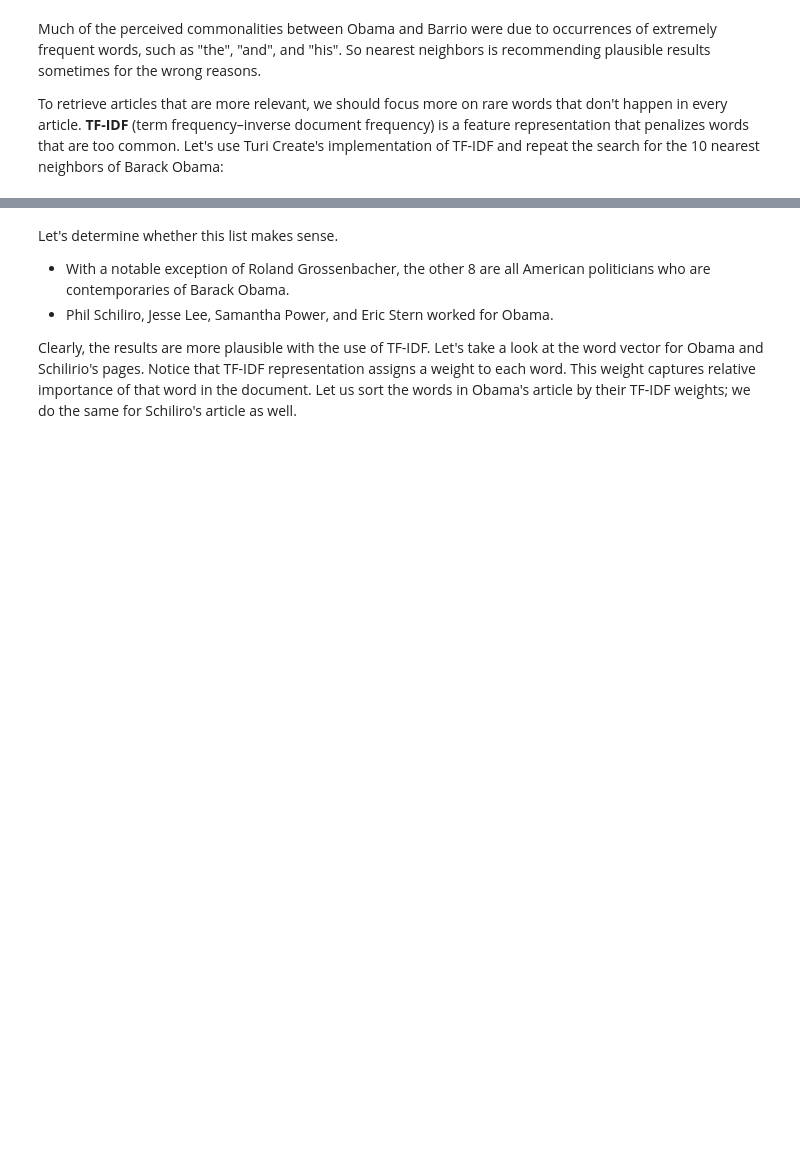
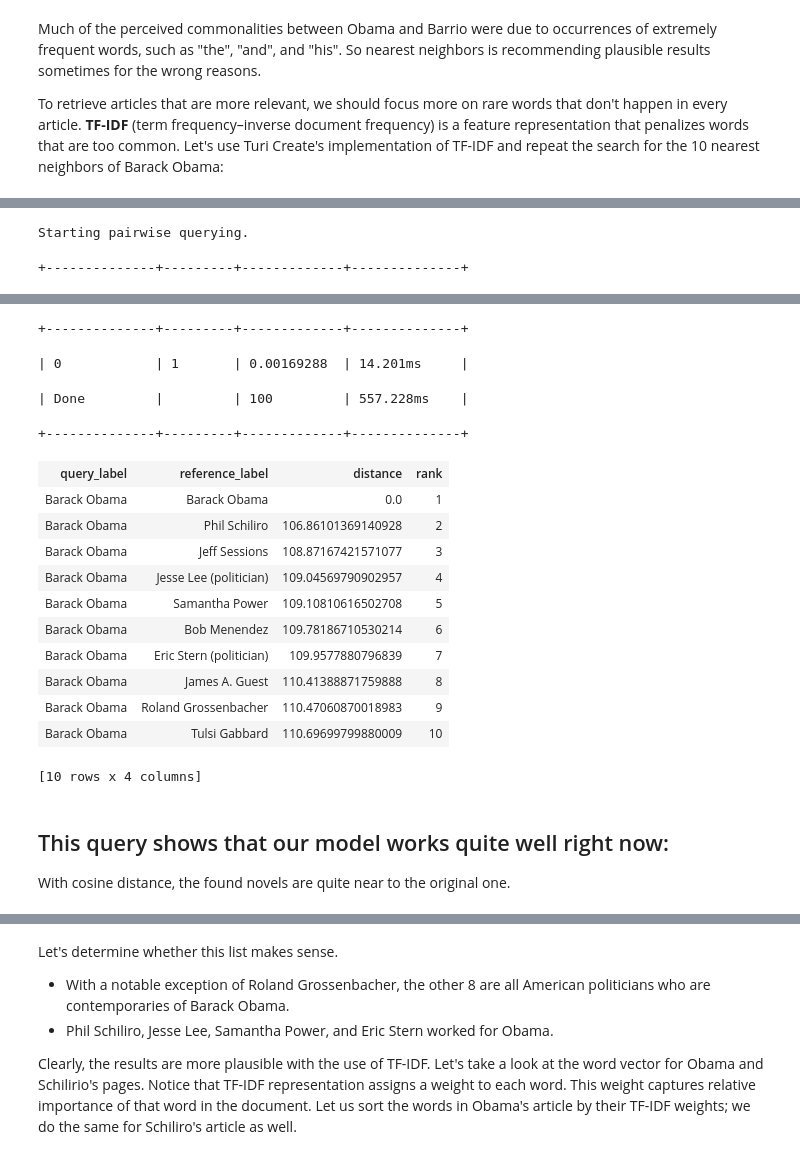
Before and after one commit to TBrockmeyer/big5-book-recommendation, a Jupyter notebook: CLU02-NB01.ipynb, the cells around one changed output, grey strips where cells are left out. Saved outputs shown, nothing was run; the diff lists cells and outputs as text; code cells hidden in the pictures; blank space fills up the shorter version.

```diff
--- a/CLU02-NB01.ipynb
+++ b/CLU02-NB01.ipynb
@@ -570,3 +643,3 @@ wiki['tf_idf'] = turicreate.text_analytics.tf_idf(wiki['word_count'])
 # %%
-model_tf_idf = turicreate.nearest_neighbors.create(wiki, label='name', features=['tf_idf'],
+model_wiki_tf_idf = turicreate.nearest_neighbors.create(wiki, label='name', features=['tf_idf'],
                                                    method='brute_force', distance='euclidean')
@@ -573,2 +661,5 @@ model_tf_idf = turicreate.nearest_neighbors.create(wiki, label='name', features=
 # %%
-model_tf_idf.query(wiki[wiki['name'] == 'Barack Obama'], label='name', k=10)
+model_wiki_tf_idf.query(wiki[wiki['name'] == 'Barack Obama'], label='name', k=10)
+# %% [output]
+Starting pairwise querying.
++--------------+---------+-------------+--------------+
@@ -574,0 +667,19 @@ model_tf_idf.query(wiki[wiki['name'] == 'Barack Obama'], label='name', k=10)
++--------------+---------+-------------+--------------+
+| 0            | 1       | 0.00169288  | 14.201ms     |
+| Done         |         | 100         | 557.228ms    |
++--------------+---------+-------------+--------------+
+| query_label | reference_label | distance | rank |
+| Barack Obama | Barack Obama | 0.0 | 1 |
+| Barack Obama | Phil Schiliro | 106.86101369140928 | 2 |
+| Barack Obama | Jeff Sessions | 108.87167421571077 | 3 |
+| Barack Obama | Jesse Lee (politician) | 109.04569790902957 | 4 |
+| Barack Obama | Samantha Power | 109.10810616502708 | 5 |
+| Barack Obama | Bob Menendez | 109.78186710530214 | 6 |
+| Barack Obama | Eric Stern (politician) | 109.9577880796839 | 7 |
+| Barack Obama | James A. Guest | 110.41388871759888 | 8 |
+| Barack Obama | Roland Grossenbacher | 110.47060870018983 | 9 |
+| Barack Obama | Tulsi Gabbard | 110.69699799880009 | 10 |
+[10 rows x 4 columns]
+# %% [markdown]
+## This query shows that our model works quite well right now:
+With cosine distance, the found novels are quite near to the original one.
```
Also changed, not shown: parts of 25 cells of this notebook.
